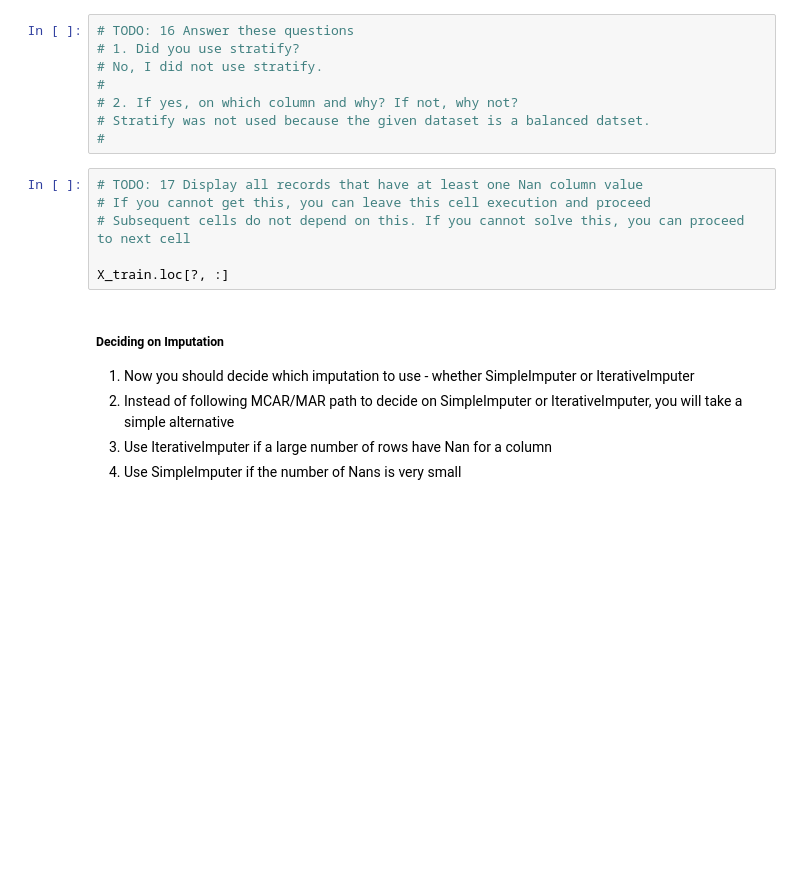
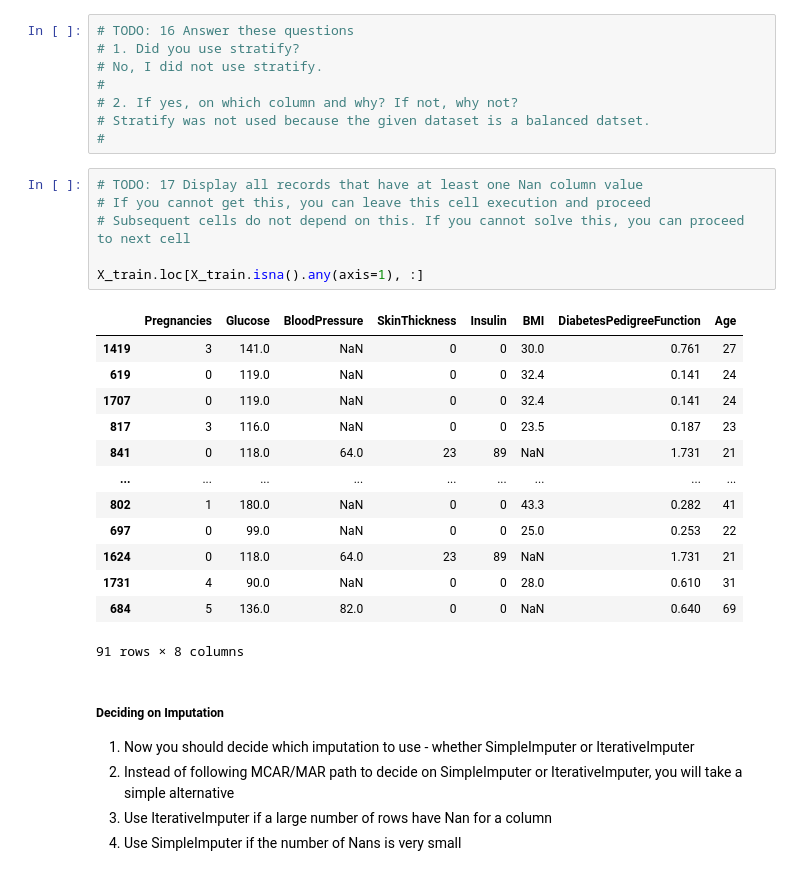
Before and after one commit to AtishaySG25/AML, a Jupyter notebook: Lab_Sessional_1/AtishaySG_231057006.ipynb, the cells around one changed output. Cells and saved outputs as stored; diff of their text form; blank space fills up the shorter version.

```diff
--- a/Lab_Sessional_1/AtishaySG_231057006.ipynb
+++ b/Lab_Sessional_1/AtishaySG_231057006.ipynb
@@ -305,9 +305,23 @@ X_train, X_test, y_train, y_test = train_test_split(X, y, test_size=0.25, random
 # %%
 # TODO: 17 Display all records that have at least one Nan column value
 # If you cannot get this, you can leave this cell execution and proceed
 # Subsequent cells do not depend on this. If you cannot solve this, you can proceed to next cell
 
-X_train.loc[?, :]
+X_train.loc[X_train.isna().any(axis=1), :]
+# %% [output]
+|  | Pregnancies | Glucose | BloodPressure | SkinThickness | Insulin | BMI | DiabetesPedigreeFunction | Age |
+| 1419 | 3 | 141.0 | NaN | 0 | 0 | 30.0 | 0.761 | 27 |
+| 619 | 0 | 119.0 | NaN | 0 | 0 | 32.4 | 0.141 | 24 |
+| 1707 | 0 | 119.0 | NaN | 0 | 0 | 32.4 | 0.141 | 24 |
+| 817 | 3 | 116.0 | NaN | 0 | 0 | 23.5 | 0.187 | 23 |
+| 841 | 0 | 118.0 | 64.0 | 23 | 89 | NaN | 1.731 | 21 |
+| ... | ... | ... | ... | ... | ... | ... | ... | ... |
+| 802 | 1 | 180.0 | NaN | 0 | 0 | 43.3 | 0.282 | 41 |
+| 697 | 0 | 99.0 | NaN | 0 | 0 | 25.0 | 0.253 | 22 |
+| 1624 | 0 | 118.0 | 64.0 | 23 | 89 | NaN | 1.731 | 21 |
+| 1731 | 4 | 90.0 | NaN | 0 | 0 | 28.0 | 0.610 | 31 |
+| 684 | 5 | 136.0 | 82.0 | 0 | 0 | NaN | 0.640 | 69 |
+91 rows × 8 columns
 # %% [markdown]
 ##### Deciding on Imputation
 1. Now you should decide which imputation to use - whether SimpleImputer or IterativeImputer
```
Also changed, not shown: parts of 1 cell of this notebook.
